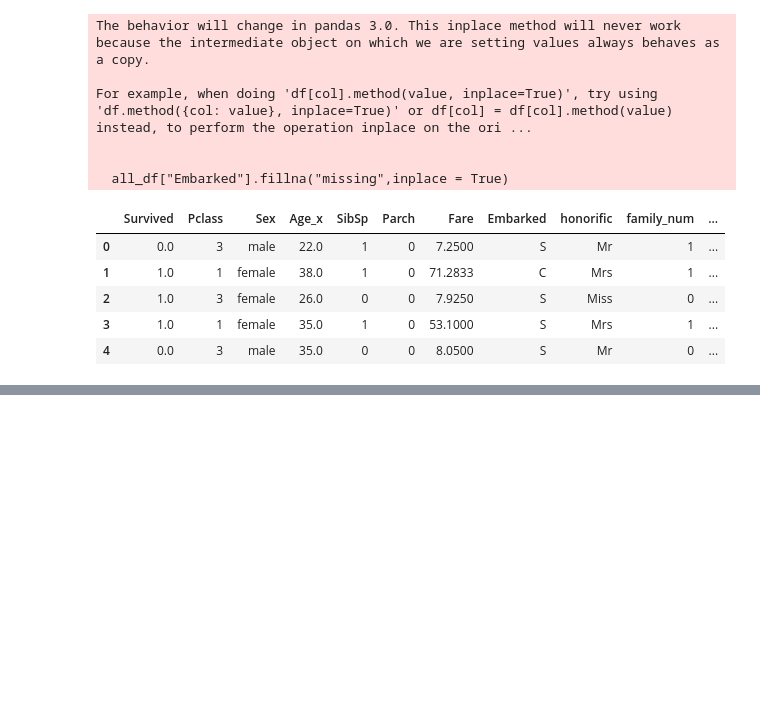
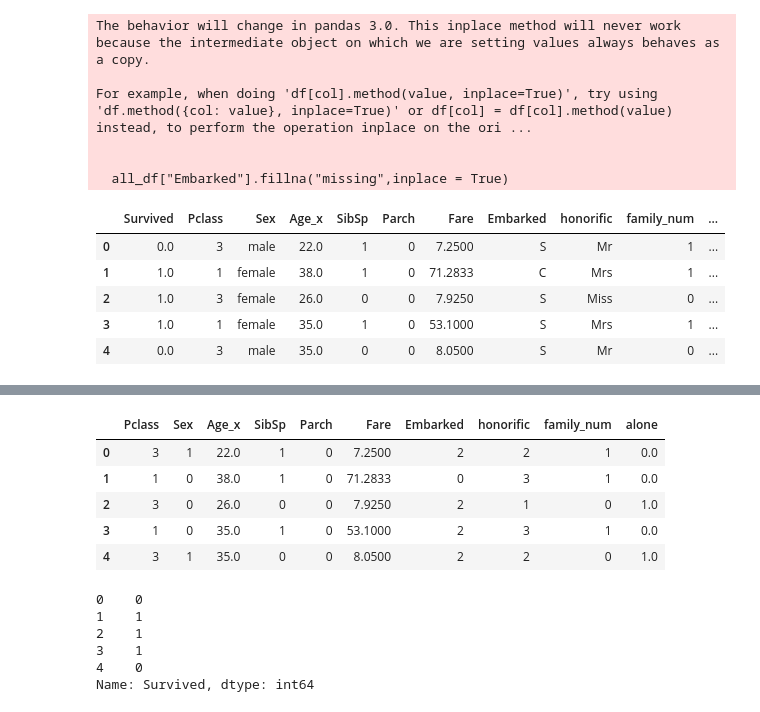
Before and after one commit to okamo18/kaggle, a Jupyter notebook: Titanic - Machine Learning from Disaster/analize.ipynb, the cells around one changed output, grey strips where cells are left out. Drawn from its saved outputs; the diff is of its cells as text; code cells hidden in the pictures; blank space fills up the shorter version.

```diff
--- a/Titanic - Machine Learning from Disaster/analize.ipynb
+++ b/Titanic - Machine Learning from Disaster/analize.ipynb
@@ -886,0 +873,18 @@ ModuleNotFoundError: No module named 'tensorflow'
+# %%
+train_X.head()
+# %% [output]
+|  | Pclass | Sex | Age_x | SibSp | Parch | Fare | Embarked | honorific | family_num | alone |
+| 0 | 3 | 1 | 22.0 | 1 | 0 | 7.2500 | 2 | 2 | 1 | 0.0 |
+| 1 | 1 | 0 | 38.0 | 1 | 0 | 71.2833 | 0 | 3 | 1 | 0.0 |
+| 2 | 3 | 0 | 26.0 | 0 | 0 | 7.9250 | 2 | 1 | 0 | 1.0 |
+| 3 | 1 | 0 | 35.0 | 1 | 0 | 53.1000 | 2 | 3 | 1 | 0.0 |
+| 4 | 3 | 1 | 35.0 | 0 | 0 | 8.0500 | 2 | 2 | 0 | 1.0 |
+# %%
+train_Y.head()
+# %% [output]
+0    0
+1    1
+2    1
+3    1
+4    0
+Name: Survived, dtype: int64
```
Also changed, not shown: parts of 19 cells of this notebook, 3 other files.
